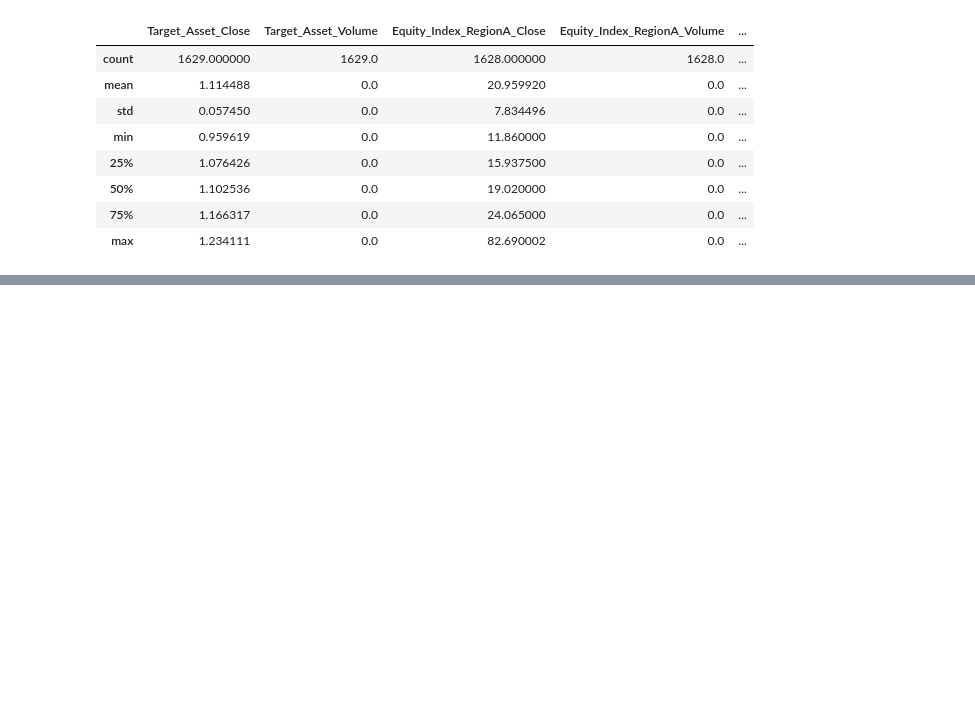
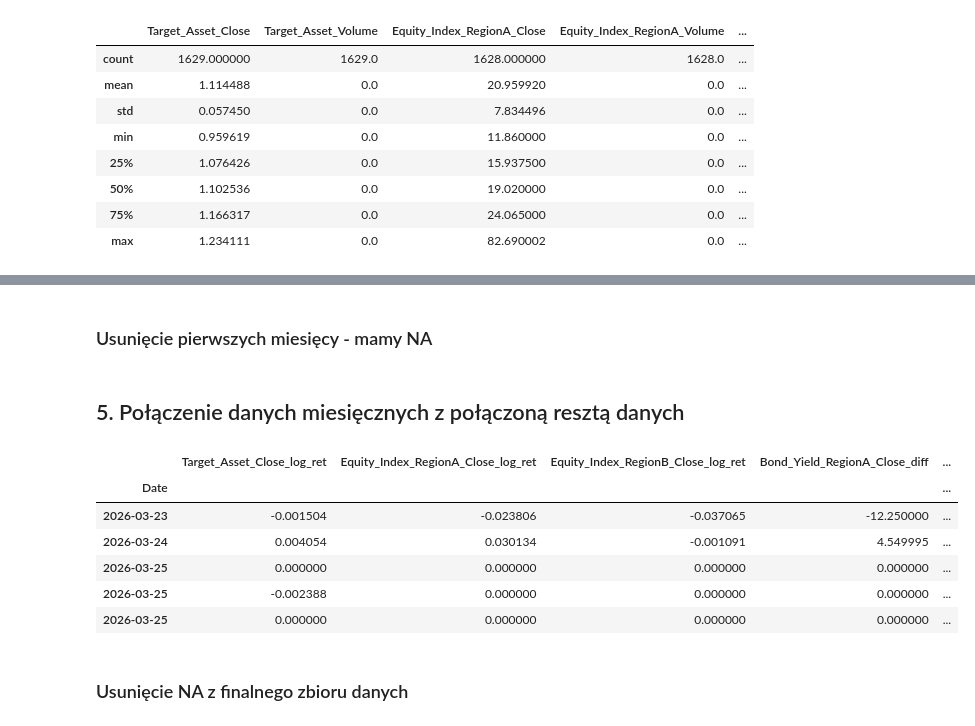
Before and after one commit to kacperskora/BICC_2026, a Jupyter notebook: notebooks/01_data_processing.ipynb, the cells around one changed output, grey strips where cells are left out. Drawn from its saved outputs; the diff is of its cells as text; code cells hidden in the pictures; blank space fills up the shorter version.

```diff
--- a/notebooks/01_data_processing.ipynb
+++ b/notebooks/01_data_processing.ipynb
@@ -172,0 +334,3 @@ data_daily = data_daily.ffill()
+# %%
+monthly_data = data_monthly.copy()
+monthly_data.head()
@@ -172,0 +361,6 @@ data_daily = data_daily.ffill()
+# %%
+monthly_data.drop(columns = ['Macro_Production_RegionB'], inplace = True)
+
+monthly_data = monthly_data.ffill()
+
+print(monthly_data.info())
@@ -172,0 +381,6 @@ data_daily = data_daily.ffill()
+# %%
+monthly_data['Macro_Inflation_RegionA_change'] = monthly_data['Macro_Inflation_RegionA'].pct_change()
+monthly_data['Macro_Production_RegionA_change'] = monthly_data['Macro_Production_RegionA'].diff()
+monthly_data['Macro_Global_Uncertainty_change'] = monthly_data['Macro_Global_Uncertainty'].diff()
+
+print(monthly_data.head())
@@ -172,0 +405,27 @@ data_daily = data_daily.ffill()
+# %% [markdown]
+### Usunięcie pierwszych miesięcy - mamy NA ###
+# %%
+monthly_data.dropna(inplace = True)
+# %% [markdown]
+## 5. Połączenie danych miesięcznych z połączoną resztą danych ##
+# %%
+# Łączymy bazę (Daily + Weekly) z nowymi danymi Monthly
+df_final = pd.merge_asof(
+    df_combined.sort_index(),
+    monthly_data.sort_index(),
+    left_index=True,
+    right_index=True,
+    direction='backward' # Model widzi ostatni raport miesięczny
+)
+
+df_final.tail()
+# %% [output]
+|  | Target_Asset_Close_log_ret | Equity_Index_RegionA_Close_log_ret | Equity_Index_RegionB_Close_log_ret | Bond_Yield_RegionA_Close_diff | ... |
+| Date |  |  |  |  | ... |
+| 2026-03-23 | -0.001504 | -0.023806 | -0.037065 | -12.250000 | ... |
+| 2026-03-24 | 0.004054 | 0.030134 | -0.001091 | 4.549995 | ... |
+| 2026-03-25 | 0.000000 | 0.000000 | 0.000000 | 0.000000 | ... |
+| 2026-03-25 | -0.002388 | 0.000000 | 0.000000 | 0.000000 | ... |
+| 2026-03-25 | 0.000000 | 0.000000 | 0.000000 | 0.000000 | ... |
+# %% [markdown]
+### Usunięcie NA z finalnego zbioru danych ###
```
Also changed, not shown: parts of 32 cells of this notebook.
